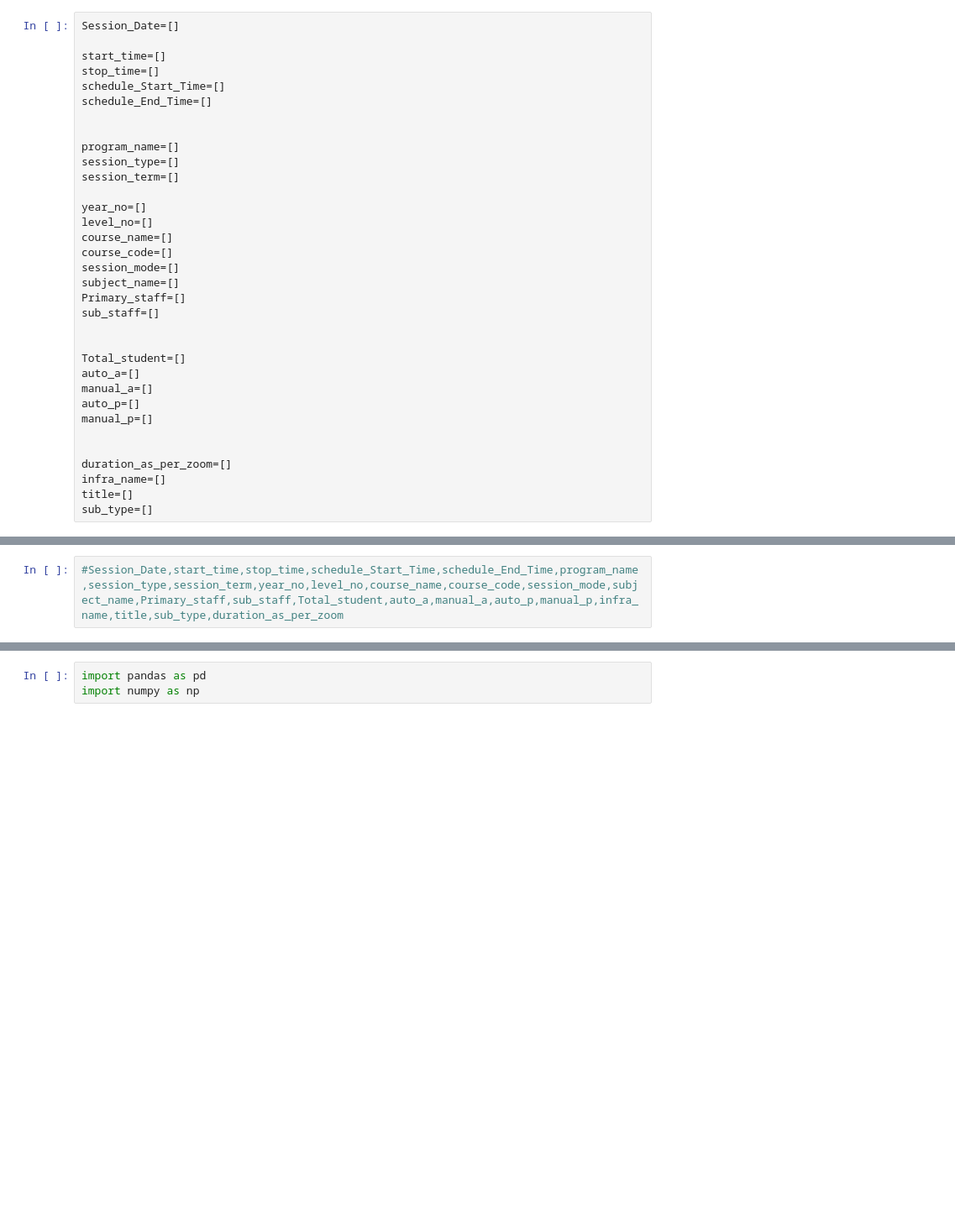
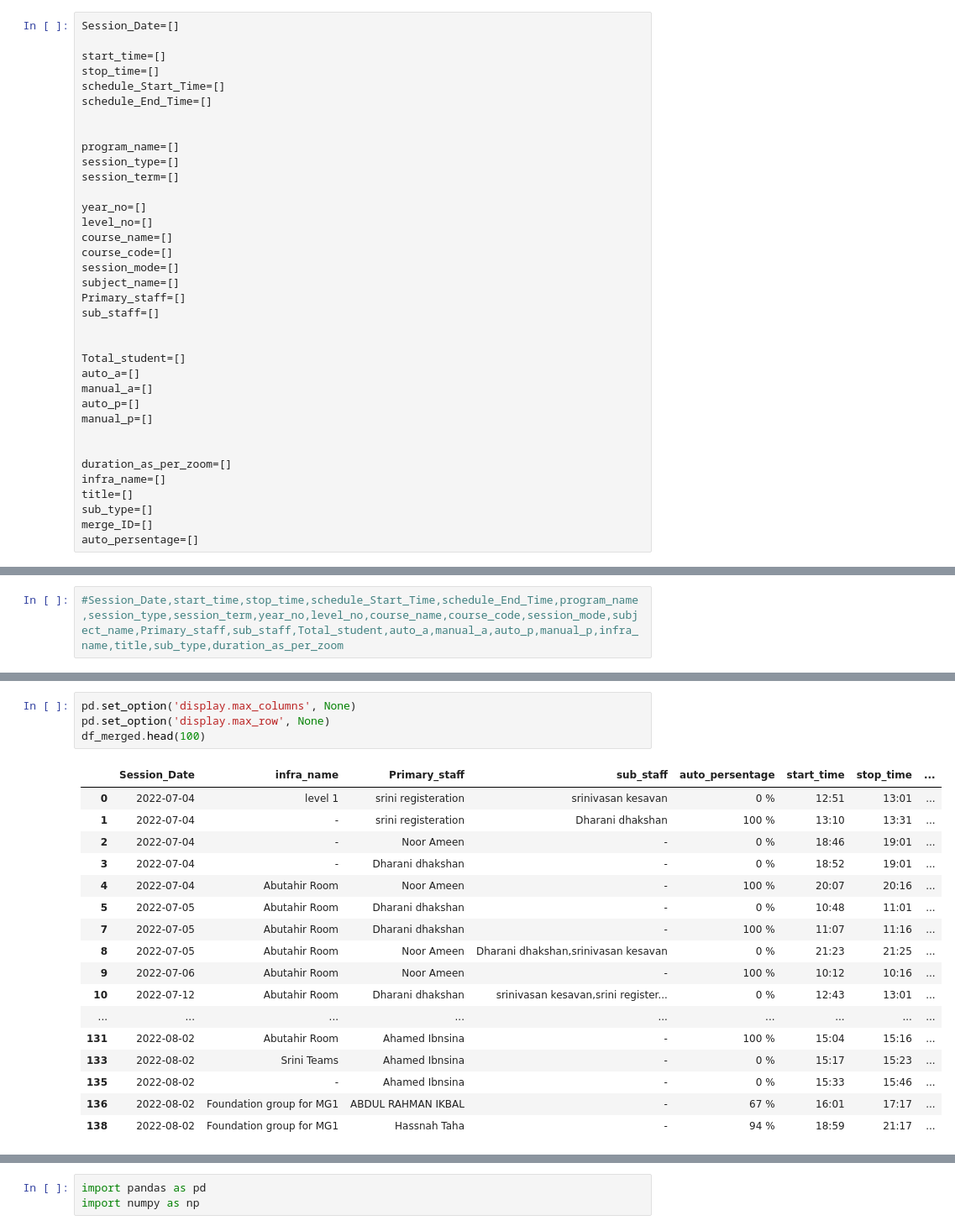
Before and after one commit to Liowizard/Staff_attendanace_data, a Jupyter notebook: Data_extraction.ipynb, the cells around one changed output, grey strips where cells are left out. Shown at 84% size. Drawn from its saved outputs; the diff is of its cells as text; blank space fills up the shorter version.

```diff
--- a/Data_extraction.ipynb
+++ b/Data_extraction.ipynb
@@ -100,6 +100,8 @@ duration_as_per_zoom=[]
 infra_name=[]
 title=[]
 sub_type=[]
+merge_ID=[]
+auto_persentage=[]
 # %%
 for no ,session in df.iterrows():
     start=int(session["sessionDetail"]["start_time"]["$date"]["$numberLong"])
@@ -273,0 +315,22 @@ df = pd.DataFrame(list(zip(Session_Date,start_time,stop_time,schedule_Start_Time
+# %%
+pd.set_option('display.max_columns', None)
+pd.set_option('display.max_row', None)
+df_merged.head(100)
+# %% [output]
+|  | Session_Date | infra_name | Primary_staff | sub_staff | auto_persentage | start_time | stop_time | ... |
+| 0 | 2022-07-04 | level 1 | srini registeration | srinivasan kesavan | 0 % | 12:51 | 13:01 | ... |
+| 1 | 2022-07-04 | - | srini registeration | Dharani dhakshan | 100 % | 13:10 | 13:31 | ... |
+| 2 | 2022-07-04 | - | Noor Ameen | - | 0 % | 18:46 | 19:01 | ... |
+| 3 | 2022-07-04 | - | Dharani dhakshan | - | 0 % | 18:52 | 19:01 | ... |
+| 4 | 2022-07-04 | Abutahir Room | Noor Ameen | - | 100 % | 20:07 | 20:16 | ... |
+| 5 | 2022-07-05 | Abutahir Room | Dharani dhakshan | - | 0 % | 10:48 | 11:01 | ... |
+| 7 | 2022-07-05 | Abutahir Room | Dharani dhakshan | - | 100 % | 11:07 | 11:16 | ... |
+| 8 | 2022-07-05 | Abutahir Room | Noor Ameen | Dharani dhakshan,srinivasan kesavan | 0 % | 21:23 | 21:25 | ... |
+| 9 | 2022-07-06 | Abutahir Room | Noor Ameen | - | 100 % | 10:12 | 10:16 | ... |
+| 10 | 2022-07-12 | Abutahir Room | Dharani dhakshan | srinivasan kesavan,srini register... | 0 % | 12:43 | 13:01 | ... |
+| ... | ... | ... | ... | ... | ... | ... | ... | ... |
+| 131 | 2022-08-02 | Abutahir Room | Ahamed Ibnsina | - | 100 % | 15:04 | 15:16 | ... |
+| 133 | 2022-08-02 | Srini Teams | Ahamed Ibnsina | - | 0 % | 15:17 | 15:23 | ... |
+| 135 | 2022-08-02 | - | Ahamed Ibnsina | - | 0 % | 15:33 | 15:46 | ... |
+| 136 | 2022-08-02 | Foundation group for MG1 | ABDUL RAHMAN IKBAL | - | 67 % | 16:01 | 17:17 | ... |
+| 138 | 2022-08-02 | Foundation group for MG1 | Hassnah Taha | - | 94 % | 18:59 | 21:17 | ... |
```
Also changed, not shown: parts of 16 cells of this notebook, 9 other files.
